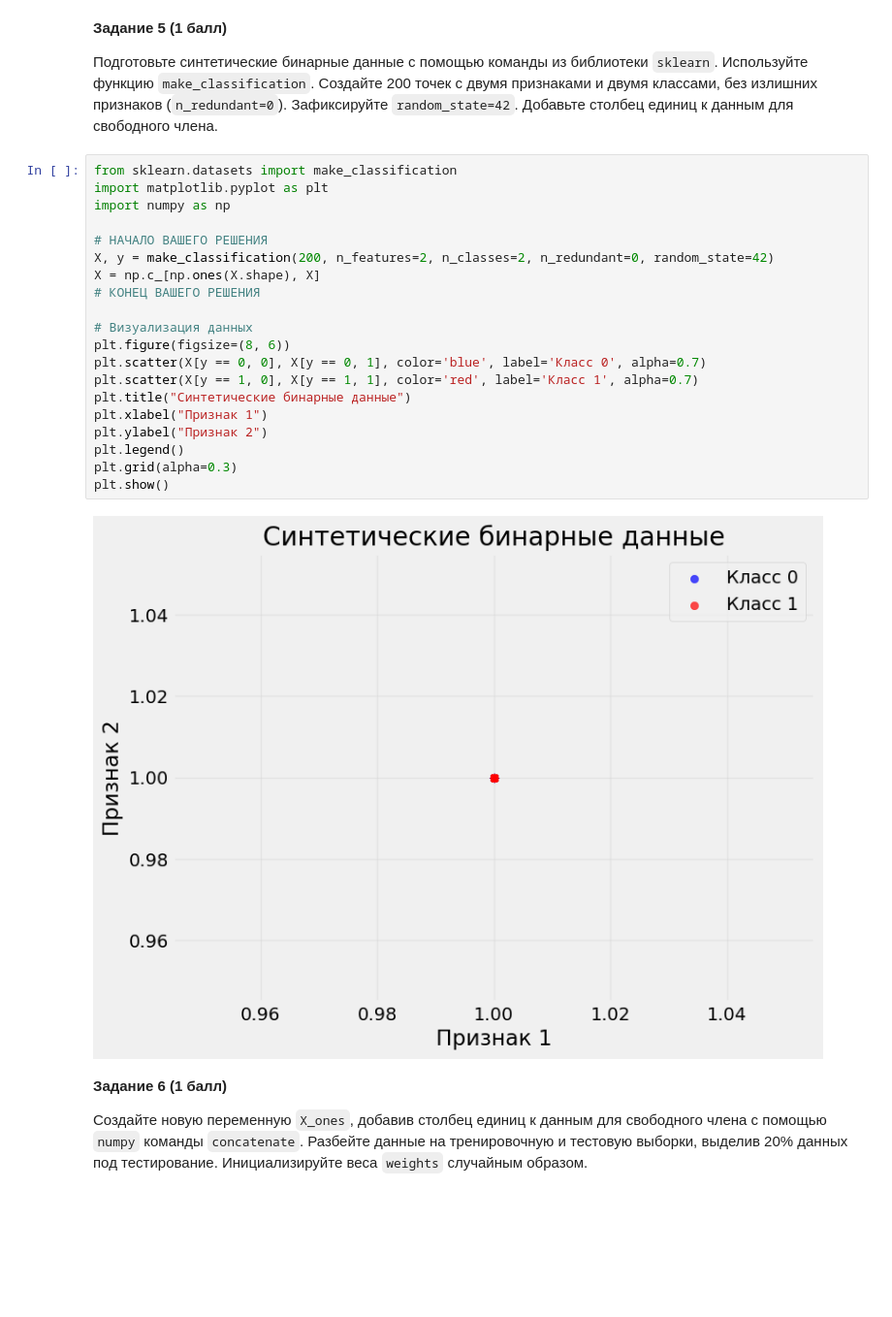
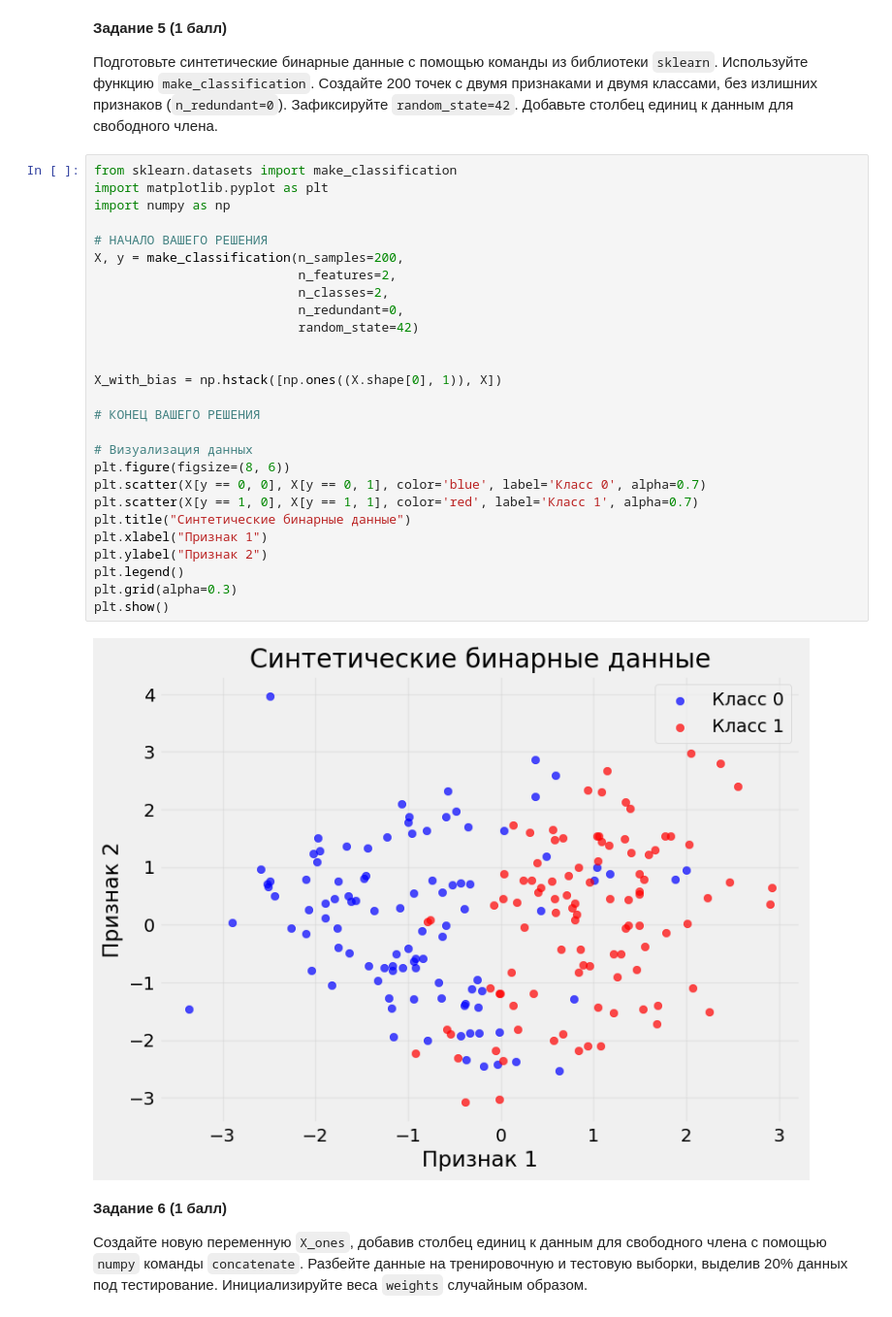
Before and after one commit to yuramayer/mipt-masters, a Jupyter notebook: ml-basics/hw_4/ans/hw_4_done.ipynb, the cells around one changed output. Shown at 97% size. Drawn from its saved outputs; the diff is of its cells as text; blank space fills up the shorter version.

```diff
--- a/ml-basics/hw_4/ans/hw_4_done.ipynb
+++ b/ml-basics/hw_4/ans/hw_4_done.ipynb
@@ -119,25 +123,32 @@ assert np.allclose(gradient_descent(X, y, weights, 0.03, 300), [-0.01, -0.22], a
 # %%
 from sklearn.datasets import make_classification
 import matplotlib.pyplot as plt
 import numpy as np
 
 # НАЧАЛО ВАШЕГО РЕШЕНИЯ
-X, y = make_classification(200, n_features=2, n_classes=2, n_redundant=0, random_state=42)
-X = np.c_[np.ones(X.shape), X]
+X, y = make_classification(n_samples=200,
+                           n_features=2,
+                           n_classes=2,
+                           n_redundant=0,
+                           random_state=42)
+
+
+X_with_bias = np.hstack([np.ones((X.shape[0], 1)), X])
+
 # КОНЕЦ ВАШЕГО РЕШЕНИЯ
 
 # Визуализация данных
 plt.figure(figsize=(8, 6))
 plt.scatter(X[y == 0, 0], X[y == 0, 1], color='blue', label='Класс 0', alpha=0.7)
 plt.scatter(X[y == 1, 0], X[y == 1, 1], color='red', label='Класс 1', alpha=0.7)
 plt.title("Синтетические бинарные данные")
 plt.xlabel("Признак 1")
 plt.ylabel("Признак 2")
 plt.legend()
 plt.grid(alpha=0.3)
 plt.show()
 # %% [output]
-[figure, old version]
+[figure, new version]
 # %% [markdown]
 **Задание 6 (1 балл)**
 
```
Also changed, not shown: parts of 13 cells of this notebook.
